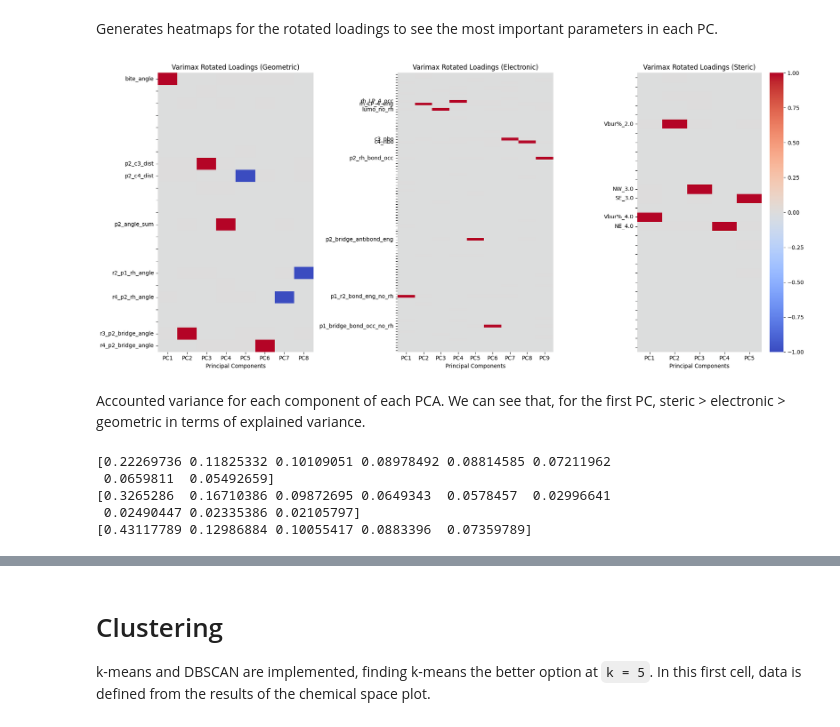
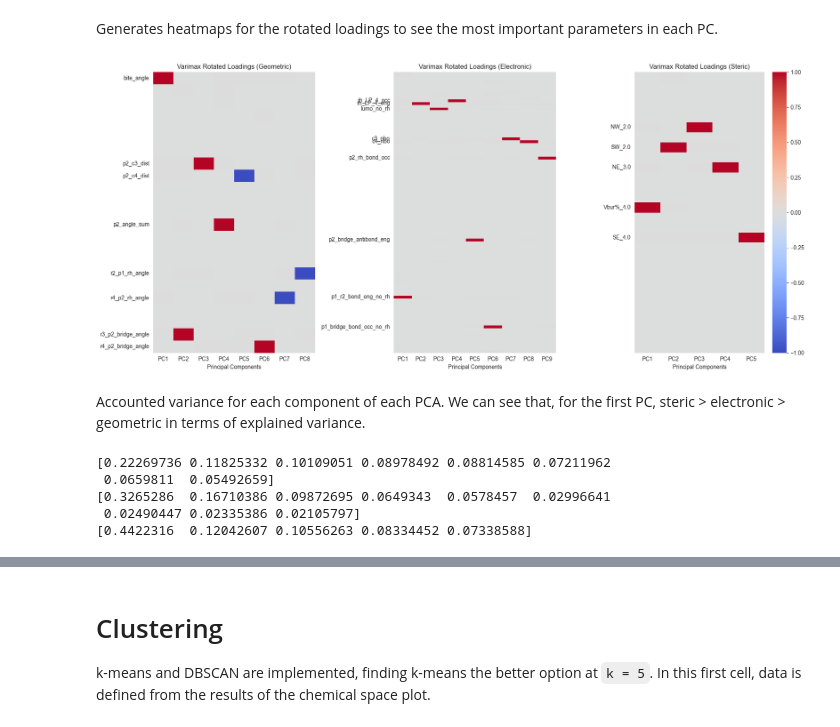
Before and after one commit to jaeusamio/phd, a Jupyter notebook: pca.ipynb, the cells around one changed output, grey strips where cells are left out. Drawn from its saved outputs; the diff is of its cells as text; code cells hidden in the pictures.

```diff
--- a/pca.ipynb
+++ b/pca.ipynb
@@ -240,8 +241,8 @@ fig = go.Figure()
 
 # Add scatter traces for each category
 for category, properties in categories.items():
-    subset = pca[
-        pca['ligand'].str.contains(category) if category != "Other" else ~pca['ligand'].str.contains("DS|MS|MB")
+    subset = pca_df[
+        pca_df['ligand'].str.contains(category) if category != "Other" else ~pca_df['ligand'].str.contains("DS|MS|MB")
     ]
     fig.add_trace(
         go.Scatter3d(
@@ -609,6 +665,20 @@ PC5: ['SE_3.0', 'NW_3.0', 'Vbur%_4.0', 'NE_4.0', 'Vbur%_2.0']
 # %% [markdown]
 Generates heatmaps for the rotated loadings to see the most important parameters in each PC.
 # %%
+# Get the loadings for each PCA
+loadings_geometric = pd.DataFrame(pca_geometric.components_, columns=geometric_df_final.columns, index=[f'PC{i+1}' for i in range(num_components_geometric)])
+loadings_electronic = pd.DataFrame(pca_electronic.components_, columns=electronic_df_final.columns, index=[f'PC{i+1}' for i in range(num_components_electronic)])
+loadings_steric = pd.DataFrame(pca_steric.components_, columns=steric_df_final.columns, index=[f'PC{i+1}' for i in range(num_components_steric)])
+
+# Perform varimax rotation for each of the loadings
+rotated_geometric = Rotator(method='varimax').fit_transform(loadings_geometric.values)
+rotated_electronic = Rotator(method='varimax').fit_transform(loadings_electronic.values)
+rotated_steric = Rotator(method='varimax').fit_transform(loadings_steric.values)
+
+varimax_geometric = pd.DataFrame(rotated_geometric, columns=loadings_geometric.columns, index=loadings_geometric.index)
+varimax_electronic = pd.DataFrame(rotated_electronic, columns=loadings_electronic.columns, index=loadings_electronic.index)
+varimax_steric = pd.DataFrame(rotated_steric, columns=loadings_steric.columns, index=loadings_steric.index)
+
 # Store the three DataFrames in a dictionary for easier iteration
 varimax_dict = {
     "Geometric": varimax_geometric,
@@ -624,40 +694,40 @@ vmin = min(df.values.min() for df in varimax_dict.values())  # Minimum loading a
 vmax = max(df.values.max() for df in varimax_dict.values())  # Maximum loading across all datasets
 
 # Create subplots
 fig, axes = plt.subplots(1, 3, figsize=(18, 8), sharey=False)  # Separate y-axis labels for each heatmap
 
 for ax, (title, df) in zip(axes, varimax_dict.items()):
     rotated_loadings = df.values  # Convert DataFrame to NumPy array
     param_names = df.columns      # Get parameter names
     num_pcs = rotated_loadings.shape[0]  # Number of PCs in this PCA
 
     # Identify relevant parameters based on highest absolute loading
     max_loadings = np.max(np.abs(rotated_loadings), axis=0)
     relevant_params = [name if max_loadings[i] > threshold else "" for i, name in enumerate(param_names)]
 
     # Transpose the matrix for correct orientation
     rotated_loadings_T = rotated_loadings.T  # Shape: (parameters, PCs)
 
     # Plot heatmap with common color scale
     sns.heatmap(rotated_loadings_T, cmap='coolwarm', center=0, annot=False, ax=ax,
                 xticklabels=[f'PC{i+1}' for i in range(num_pcs)],
                 yticklabels=relevant_params, vmin=vmin, vmax=vmax, cbar=(ax == axes[2]))
 
     # Formatting
     ax.set_xlabel('Principal Components')
     ax.set_title(f'Varimax Rotated Loadings ({title})')
 
 # Adjust layout for better readability
 plt.tight_layout()
 plt.show()
 # %% [output]
-[figure, old version]
+[figure, new version]
 # %% [markdown]
 Accounted variance for each component of each PCA. We can see that, for the first PC, steric > electronic > geometric in terms of explained variance.
 # %%
-pca_geometric_trans = pca_geometric.transform(data_scaled_name[geometric])
-pca_electronic_trans = pca_electronic.transform(data_scaled_name[electronic])
-pca_steric_trans = pca_steric.transform(data_scaled_name[steric])
+pca_geometric_trans = pca_geometric.transform(geometric_df_final)
+pca_electronic_trans = pca_electronic.transform(electronic_df_final)
+pca_steric_trans = pca_steric.transform(steric_df_final)
 
 print(pca_geometric.explained_variance_ratio_)
 print(pca_electronic.explained_variance_ratio_)
@@ -667,7 +737,7 @@ print(pca_steric.explained_variance_ratio_)
  0.0659811  0.05492659]
 [0.3265286  0.16710386 0.09872695 0.0649343  0.0578457  0.02996641
  0.02490447 0.02335386 0.02105797]
-[0.43117789 0.12986884 0.10055417 0.0883396  0.07359789]
+[0.4422316  0.12042607 0.10556263 0.08334452 0.07338588]
 # %%
 pca_results = pd.DataFrame({"ligand": data["ligand"],"geometric": pca_geometric_trans[:, 0], "electronic": pca_electronic_trans[:, 0], "steric": pca_steric_trans[:, 0]})
 pca_results.to_csv("pca_results.csv", index=False)
```
Also changed, not shown: parts of 24 cells of this notebook, 9 other files.
